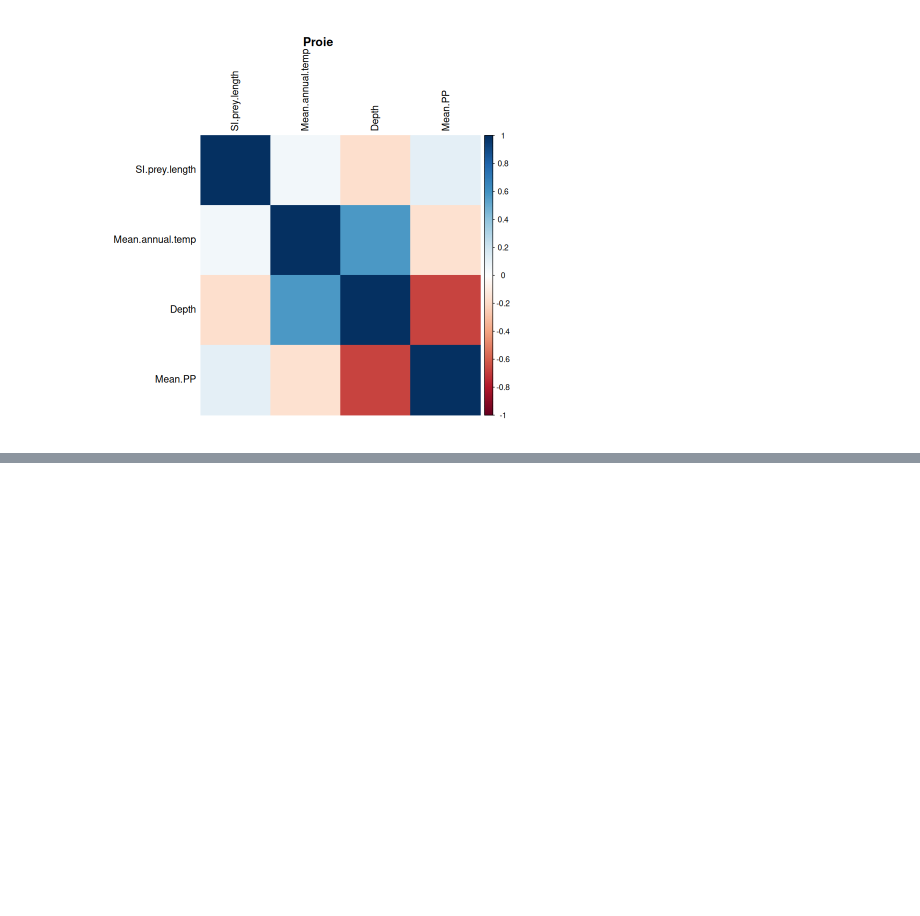
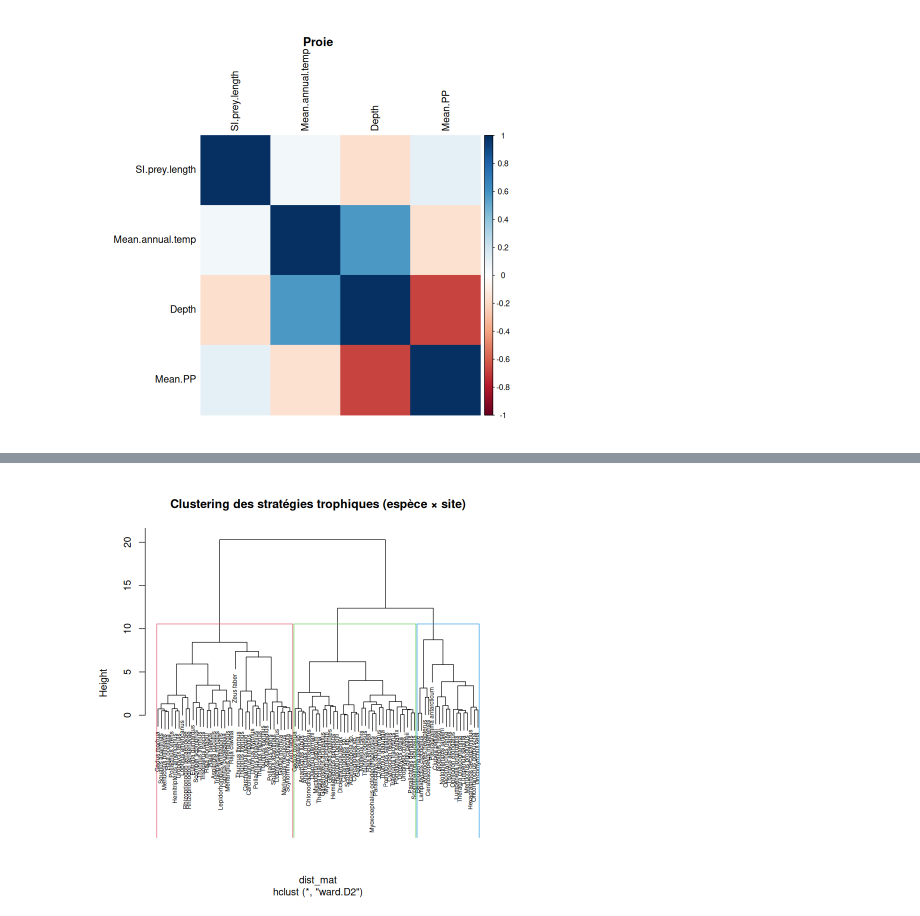
Before and after one commit to zfourati/Predator-and-prey-body-sizes-in-marine-food-webs, a Jupyter notebook: script_emilie.ipynb, the cells around one changed output, grey strips where cells are left out. Drawn from its saved outputs; the diff is of its cells as text; code cells hidden in the pictures; blank space fills up the shorter version.

```diff
--- a/script_emilie.ipynb
+++ b/script_emilie.ipynb
@@ -158,0 +226,17 @@ title("Proie")
+# %%
+df_site <- df %>%
+  group_by(Predator, `Geographic.location`) %>%
+  summarise(
+    Q10_prey = quantile(`SI.prey.length`, 0.10, na.rm=TRUE),
+    Q50_prey = quantile(`SI.prey.length`, 0.50, na.rm=TRUE),
+    Q90_prey = quantile(`SI.prey.length`, 0.90, na.rm=TRUE),
+    Q50_ratio = quantile(ratio_size, 0.50, na.rm=TRUE),
+    sd_ratio = sd(ratio_size, na.rm = TRUE),
+    prey_div = diversity(table(Prey)),
+    mean_temp = mean(`Mean.annual.temp`, na.rm=TRUE),
+    mean_depth = mean(Depth, na.rm=TRUE),
+    mean_PP = mean(`Mean.PP`, na.rm=TRUE),
+    n = n()
+  ) %>%
+  filter(n >= 5) %>%
+  ungroup()
@@ -158,0 +290,24 @@ title("Proie")
+# %%
+#Clustering by euclidian distance
+row_names <- paste(df_site$Predator, df_site$`Geographic.location`, sep = "_")
+
+pca <- prcomp(traits_scaled)
+scores <- as.data.frame(pca$x)
+scores$Predator <- df_site$Predator
+scores$Location <- df_site$`Geographic.location`
+scores$label <- row_names
+scores$Temp <- df_site$mean_temp
+
+dist_mat <- dist(traits_scaled, method = "euclidean")
+
+cluster_h <- hclust(dist_mat, method = "ward.D2")
+
+k <- 3
+scores$cluster <- cutree(cluster_h, k = k)
+
+plot(cluster_h, labels = df_site$Predator,
+     main = "Clustering des stratégies trophiques (espèce × site)",
+     cex = 0.6)
+rect.hclust(cluster_h, k = k, border = 2:6)
+# %% [output]
+[figure, added]
```
Also changed, not shown: parts of 10 cells of this notebook.
